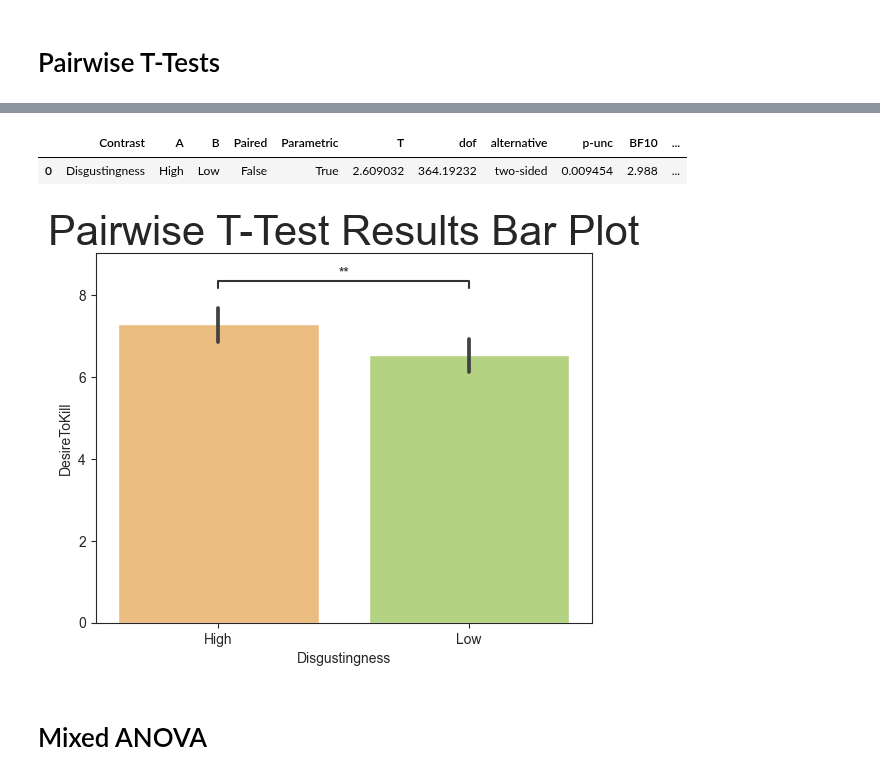
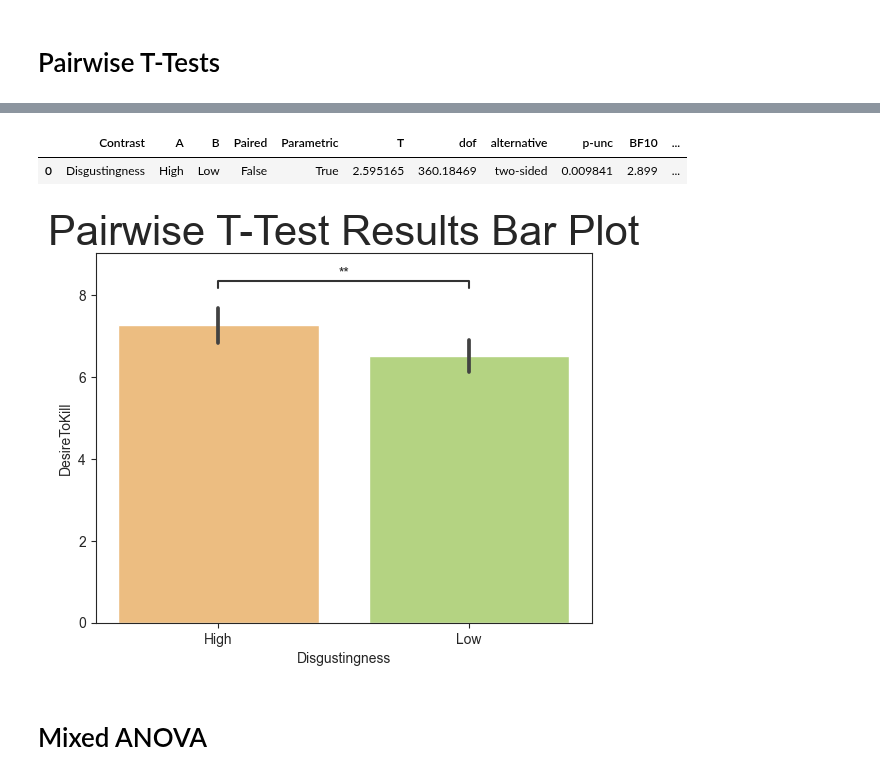
Before and after one commit to tlint101/py50, a Jupyter notebook: tutorials/007_parametric_stats.ipynb, the cells around one changed output, grey strips where cells are left out. Drawn from its saved outputs; the diff is of its cells as text; code cells hidden in the pictures.

Commit message:
update parametric tutorial

```diff
--- a/tutorials/007_parametric_stats.ipynb
+++ b/tutorials/007_parametric_stats.ipynb
@@ -122,7 +122,8 @@ data.head()
 | 3 | 1 | Female | North | some | 6.0 | Low | Low |
 | 4 | 2 | Female | North | advance | 10.0 | High | High |
 # %%
-repeated_measures = stats.get_rm_anova(data, value_col='DesireToKill', group_col='Disgustingness', subgroup_col='Subject')
+data.dropna(subset=['Gender'], inplace=True)
+repeated_measures = stats.get_rm_anova(data, value_col='DesireToKill', group_col='Disgustingness', subject_col='Subject')
 repeated_measures
 # %% [output]
 |  | Source | ddof1 | ddof2 | F | p-unc | ng2 | eps | significance |
@@ -138,8 +139,8 @@ pairwise_test
 # %%
-plot.bar_plot(data=data, test='pairwise-parametric', value_col='DesireToKill', group_col='Disgustingness', title='Pairwise T-Test Results Bar Plot', title_fontsize=30, palette='RdYlGn', return_df=True)
+plot.bar_plot(data=data, test='pairwise-parametric', value_col='DesireToKill', group_col='Disgustingness', subject_col='Subject', title='Pairwise T-Test Results Bar Plot', title_fontsize=30, palette='RdYlGn', return_df=True)
 # %% [output]
 |  | Contrast | A | B | Paired | Parametric | T | dof | alternative | p-unc | BF10 | ... |
-| 0 | Disgustingness | High | Low | False | True | 2.609032 | 364.19232 | two-sided | 0.009454 | 2.988 | ... |
+| 0 | Disgustingness | High | Low | False | True | 2.595165 | 360.18469 | two-sided | 0.009841 | 2.899 | ... |
 [figure]
 # %% [markdown]
 # Mixed ANOVA
```
Also changed, not shown: parts of 3 cells of this notebook, 1 other file.
